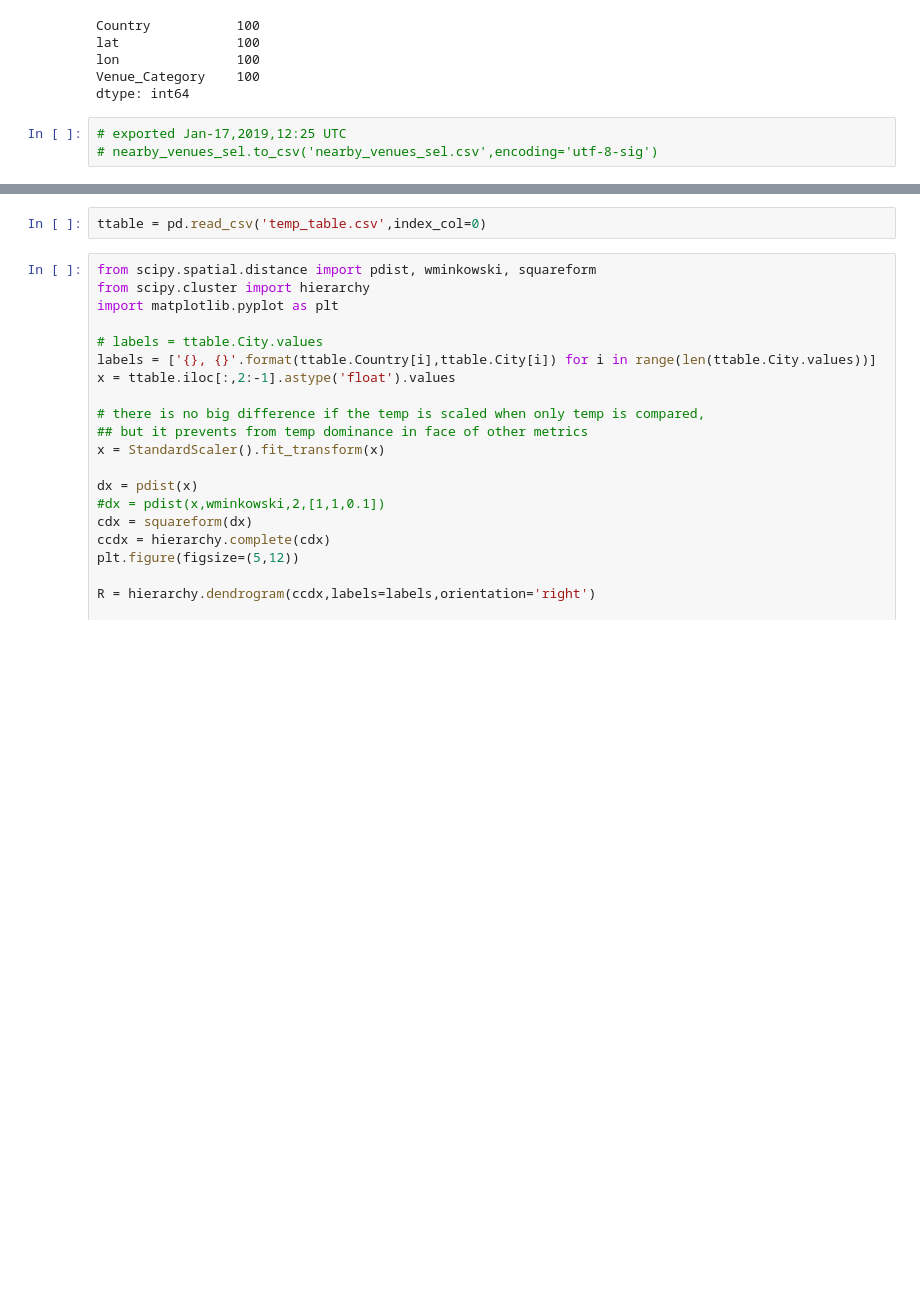
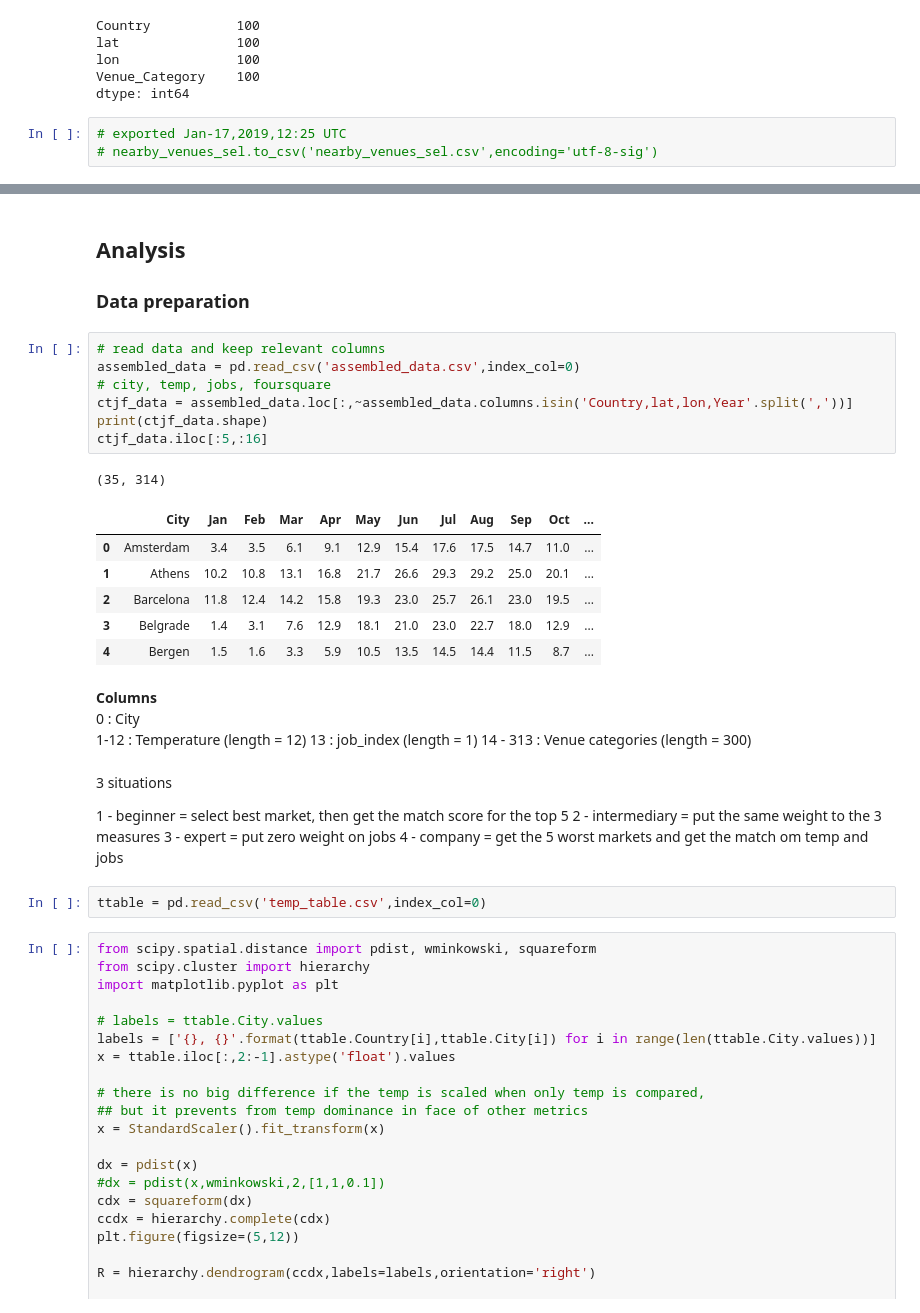
Before and after one commit to rareal/Coursera_Capstone, a Jupyter notebook: Capstone_final_report_code.ipynb, the cells around one changed output, grey strips where cells are left out. Saved outputs shown, nothing was run; the diff lists cells and outputs as text; blank space fills up the shorter version.

Commit message:
final data

```diff
--- a/Capstone_final_report_code.ipynb
+++ b/Capstone_final_report_code.ipynb
@@ -297,3 +360,34 @@ Name: 19, dtype: object
+# %% [markdown]
+## Analysis
+### Data preparation
+# %%
+# read data and keep relevant columns
+assembled_data = pd.read_csv('assembled_data.csv',index_col=0)
+# city, temp, jobs, foursquare
+ctjf_data = assembled_data.loc[:,~assembled_data.columns.isin('Country,lat,lon,Year'.split(','))]
+print(ctjf_data.shape)
+ctjf_data.iloc[:5,:16]
+# %% [output]
+(35, 314)
+|  | City | Jan | Feb | Mar | Apr | May | Jun | Jul | Aug | Sep | Oct | ... |
+| 0 | Amsterdam | 3.4 | 3.5 | 6.1 | 9.1 | 12.9 | 15.4 | 17.6 | 17.5 | 14.7 | 11.0 | ... |
+| 1 | Athens | 10.2 | 10.8 | 13.1 | 16.8 | 21.7 | 26.6 | 29.3 | 29.2 | 25.0 | 20.1 | ... |
+| 2 | Barcelona | 11.8 | 12.4 | 14.2 | 15.8 | 19.3 | 23.0 | 25.7 | 26.1 | 23.0 | 19.5 | ... |
+| 3 | Belgrade | 1.4 | 3.1 | 7.6 | 12.9 | 18.1 | 21.0 | 23.0 | 22.7 | 18.0 | 12.9 | ... |
+| 4 | Bergen | 1.5 | 1.6 | 3.3 | 5.9 | 10.5 | 13.5 | 14.5 | 14.4 | 11.5 | 8.7 | ... |
+# %% [markdown]
+**Columns**
+0 : City
+1-12 : Temperature (length = 12)
+13 : job_index (length = 1)
+14 - 313 : Venue categories (length = 300)
+# %% [markdown]
+3 situations
+
+1 - beginner = select best market, then get the match score for the top 5
+2 - intermediary = put the same weight to the 3 measures
+3 - expert = put zero weight on jobs
+4 - company = get the 5 worst markets and get the match om temp and jobs
 # %%
 ttable = pd.read_csv('temp_table.csv',index_col=0)
 # %%
```
Also changed, not shown: parts of 11 cells of this notebook, 3 other files.
